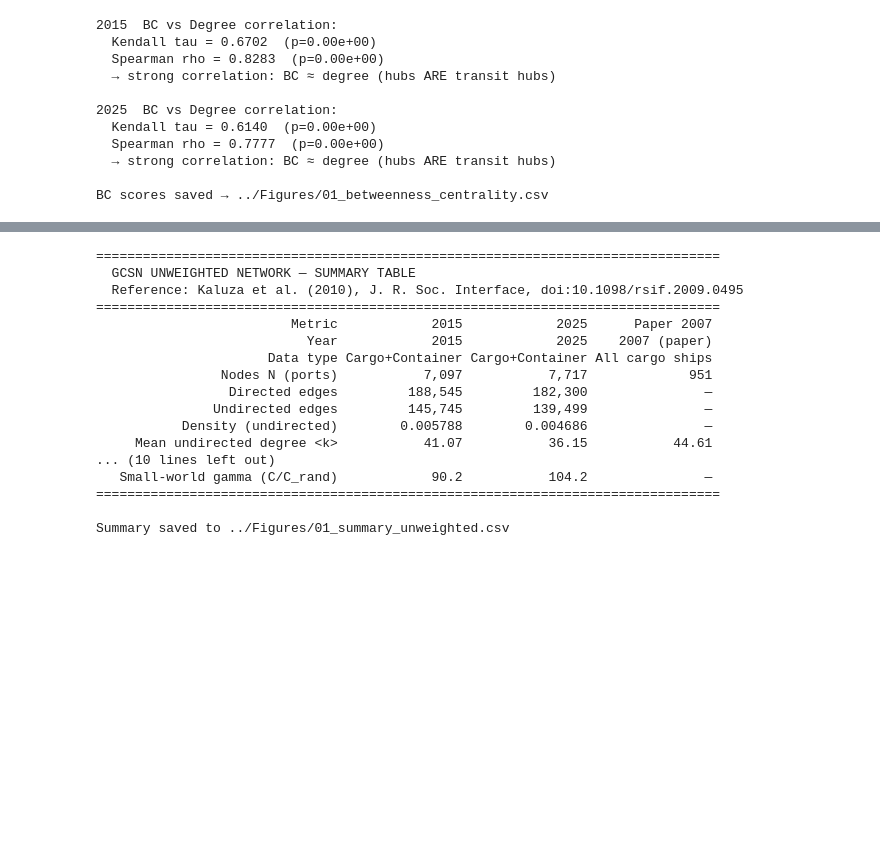
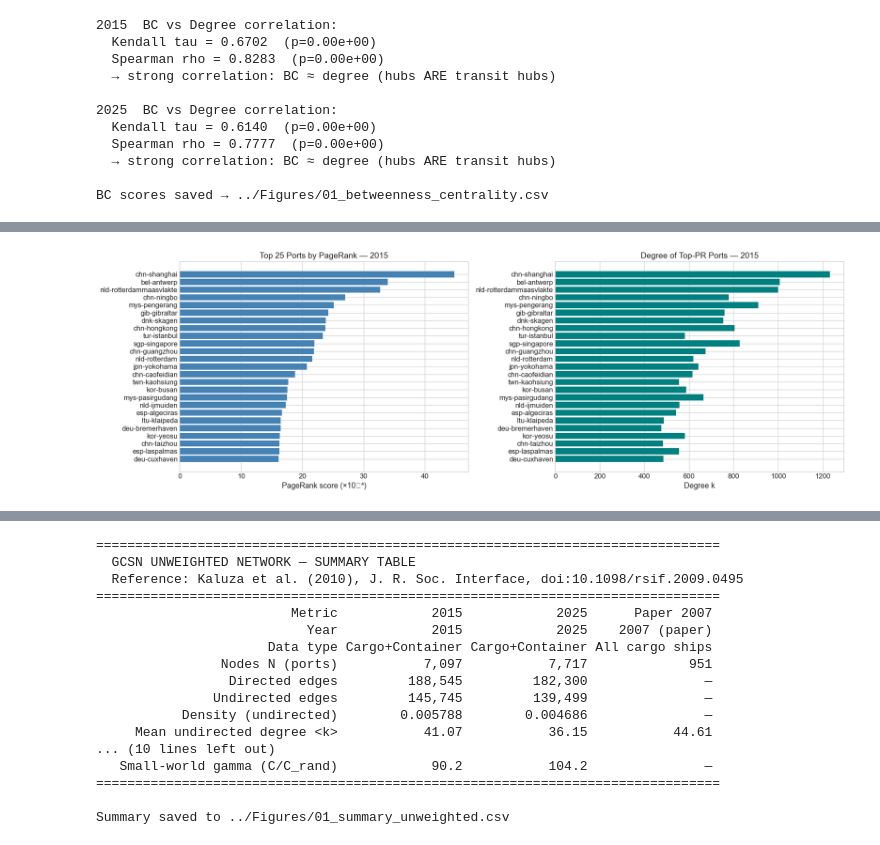
Before and after one commit to Debjit-Banerji/GCSN-Analysis, a Jupyter notebook: Codes/01_EDA_unweighted.ipynb, the cells around one changed output, grey strips where cells are left out. Drawn from its saved outputs; the diff is of its cells as text; code cells hidden in the pictures; blank space fills up the shorter version.

Commit message:
add PageRank, k-core, chokepoint disruption, port specialisation, and country-level network analysis

```diff
--- a/Codes/01_EDA_unweighted.ipynb
+++ b/Codes/01_EDA_unweighted.ipynb
@@ -1037,0 +1048,84 @@ BC scores saved → ../Figures/01_betweenness_centrality.csv
+# %%
+print('Computing PageRank for 2015 and 2025 directed graphs ...')
+pr_2015 = nx.pagerank(Gd_2015, alpha=0.85, weight=None, max_iter=1000, tol=1e-6)
+pr_2025 = nx.pagerank(Gd_2025, alpha=0.85, weight=None, max_iter=1000, tol=1e-6)
+
+TOP_PR = 25
+
+def pr_table(Gu, Gd, pr_dict, bc_dict, year, top_n=TOP_PR):
+    """Build ranked table: PageRank score, degree, and BC rank."""
+    u_deg    = dict(Gu.degree())
+    in_deg   = dict(Gd.in_degree())
+    out_deg  = dict(Gd.out_degree())
+
+    # BC rank lookup
+    bc_ranked = sorted(bc_dict, key=bc_dict.get, reverse=True)
+    bc_rank   = {p: r+1 for r, p in enumerate(bc_ranked)}
+
+    top = sorted(pr_dict.items(), key=lambda x: x[1], reverse=True)[:top_n]
+    rows = []
+    for rank, (port, pr) in enumerate(top, 1):
+        rows.append({
+            'Rank (PR)': rank,
+            'Port':      port,
+            'PageRank':  round(pr * 1e4, 4),   # ×10⁻⁴ for readability
+            'Degree k':  u_deg.get(port, 0),
+            'In-deg':    in_deg.get(port, 0),
+            'Out-deg':   out_deg.get(port, 0),
+            'BC Rank':   bc_rank.get(port, '—'),
+        })
+    df_pr = pd.DataFrame(rows)
+    print(f'\nTop {top_n} ports by PageRank — {year}  (PR values ×10⁻⁴)')
+    print(df_pr.to_string(index=False))
+
+    fig, axes = plt.subplots(1, 2, figsize=(18, 6))
+    color = 'steelblue' if year == '2015' else 'darkorange'
+
+    axes[0].barh(df_pr['Port'][::-1], df_pr['PageRank'][::-1],
+                 color=color, edgecolor='none')
+    axes[0].set_xlabel('PageRank score (×10⁻⁴)')
+    axes[0].set_title(f'Top {top_n} Ports by PageRank — {year}')
+
+    axes[1].barh(df_pr['Port'][::-1], df_pr['Degree k'][::-1],
+                 color='teal', edgecolor='none')
+    axes[1].set_xlabel('Degree k')
+    axes[1].set_title(f'Degree of Top-PR Ports — {year}')
+
+    plt.tight_layout()
+    plt.savefig(FIG_DIR + f'01_pagerank_{year}.png', dpi=150, bbox_inches='tight')
+    plt.show()
+    return df_pr
+
+df_pr_2015 = pr_table(Gu_2015, Gd_2015, pr_2015, bc_2015, '2015')
+df_pr_2025 = pr_table(Gu_2025, Gd_2025, pr_2025, bc_2025, '2025')
+
+# ── Rank-correlation: PR vs Degree vs BC ────────────────────────────────────
+from scipy.stats import kendalltau, spearmanr
+
+for year, pr_d, bc_d, Gu in [('2015', pr_2015, bc_2015, Gu_2015),
+                               ('2025', pr_2025, bc_2025, Gu_2025)]:
+    nodes  = list(Gu.nodes())
+    pr_vec = np.array([pr_d[n]  for n in nodes])
+    bc_vec = np.array([bc_d[n]  for n in nodes])
+    dg_vec = np.array([Gu.degree(n) for n in nodes])
+
+    rho_pr_dg, _ = spearmanr(pr_vec, dg_vec)
+    rho_pr_bc, _ = spearmanr(pr_vec, bc_vec)
+    rho_bc_dg, _ = spearmanr(bc_vec, dg_vec)
+
+    print(f'\n{year}  Rank-correlation (Spearman ρ):')
+    print(f'  PR  vs Degree : ρ = {rho_pr_dg:.4f}')
+    print(f'  PR  vs BC     : ρ = {rho_pr_bc:.4f}')
+    print(f'  BC  vs Degree : ρ = {rho_bc_dg:.4f}')
+    print(f'  → PR adds {"little" if abs(rho_pr_dg) > 0.9 else "significant"} ',
+          f'information beyond degree (ρ={rho_pr_dg:.2f})')
+
+# Save combined PageRank scores
+pd.DataFrame(
+    [(p, pr_2015.get(p, 0), pr_2025.get(p, 0))
+     for p in set(pr_2015) | set(pr_2025)],
+    columns=['port', 'PR_2015', 'PR_2025']
+).sort_values('PR_2015', ascending=False).to_csv(
+    '../Figures/01_pagerank.csv', index=False)
+print('\nPageRank scores saved → ../Figures/01_pagerank.csv')
+# %% [output]
@@ -1037,0 +1149 @@ BC scores saved → ../Figures/01_betweenness_centrality.csv
+[figure, added]
```
Also changed, not shown: parts of 5 cells of this notebook, 23 other files.
